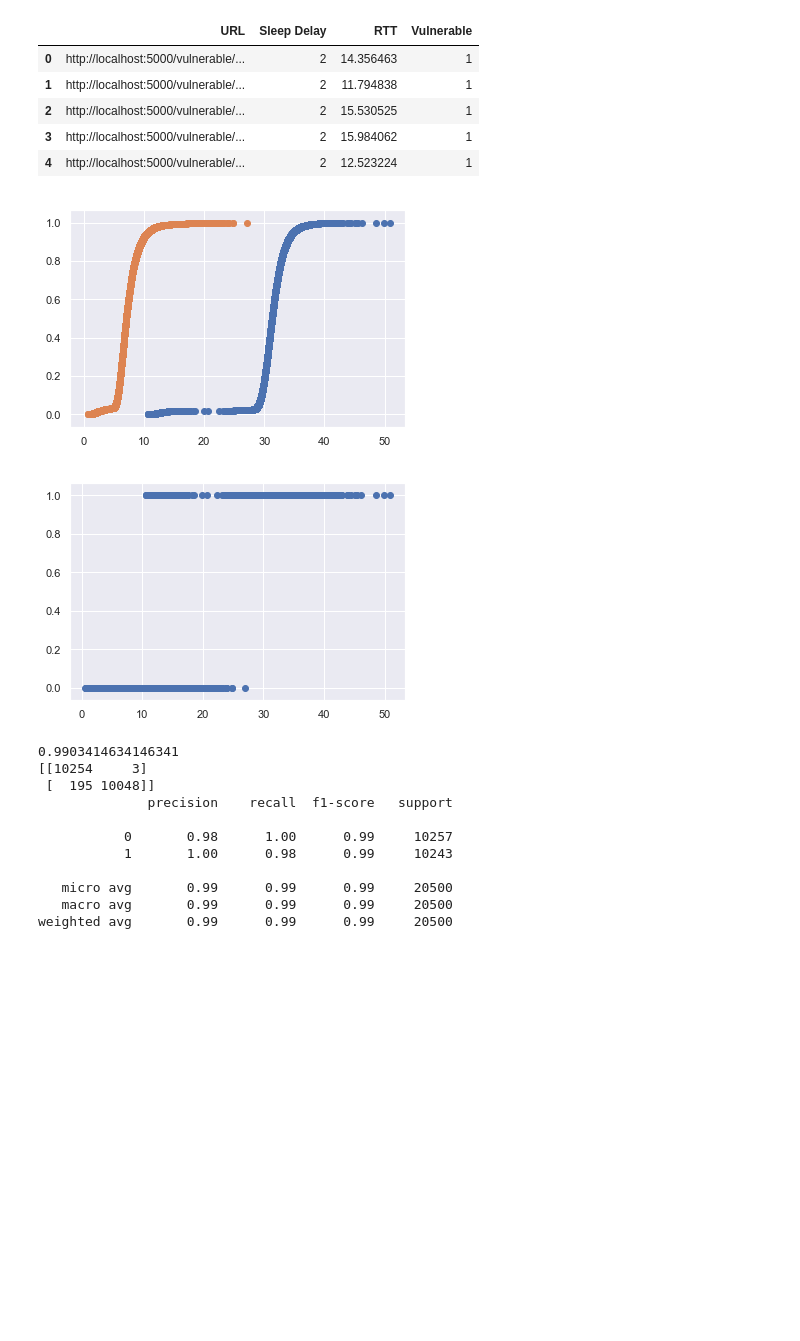
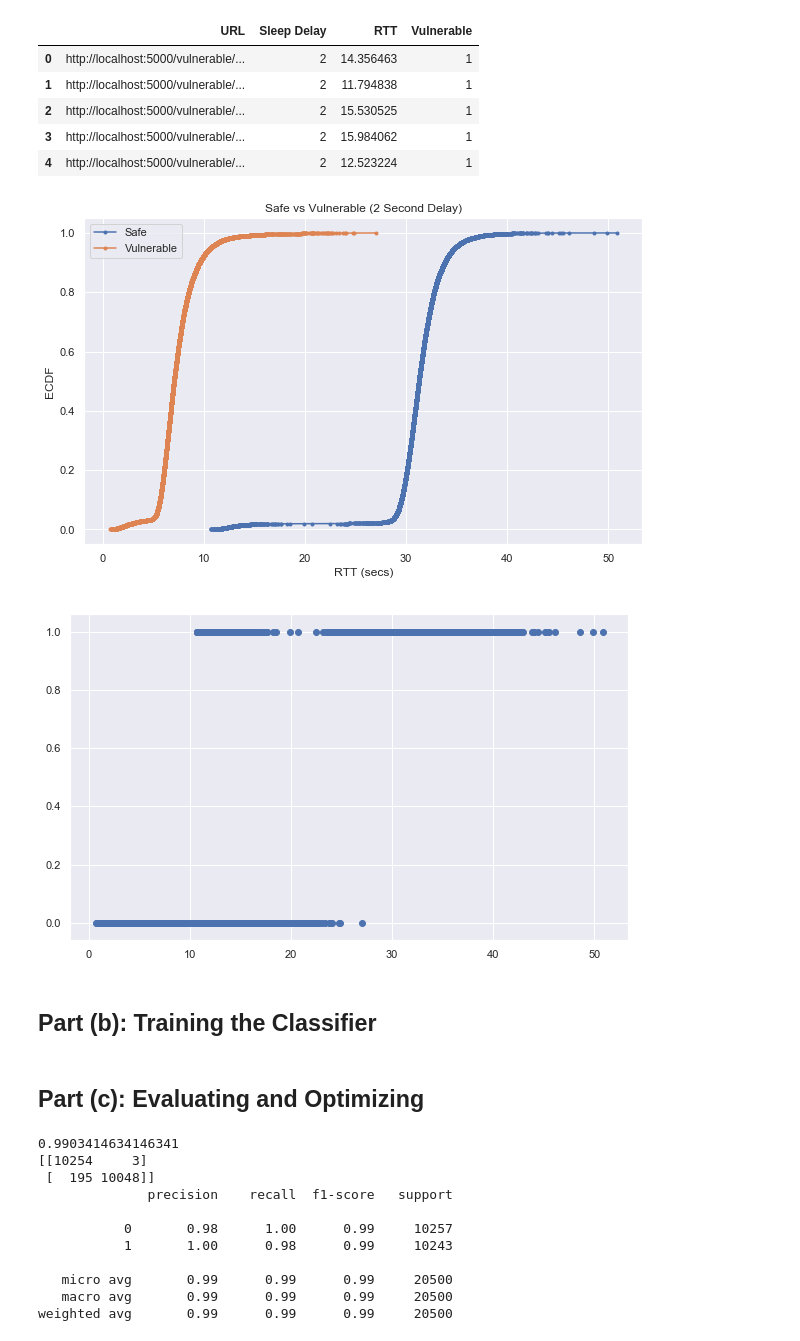
Before and after one commit to avourakis/Time-Based-Test-Blind-SQL-Injection, a Jupyter notebook: classification_approach.ipynb, the cells around one changed output. Saved outputs shown, nothing was run; the diff lists cells and outputs as text; code cells hidden in the pictures; blank space fills up the shorter version.

```diff
--- a/classification_approach.ipynb
+++ b/classification_approach.ipynb
@@ -61,18 +45,26 @@ dataset_df[dataset_df['Vulnerable'] == 1].head()
 # %%
 vul_data = dataset_df[dataset_df['Vulnerable']==1]
 safe_data = dataset_df[dataset_df['Vulnerable']==0]
 
 vul_ecdf = ECDF(vul_data['RTT'])
 safe_ecdf = ECDF(safe_data['RTT'])
 
-_ = plt.scatter(vul_ecdf.x, vul_ecdf.y)
-_ = plt.scatter(safe_ecdf.x, safe_ecdf.y)
+plt.figure(figsize=(10, 6))
+_ = plt.plot(vul_ecdf.x, vul_ecdf.y, marker='.')
+_ = plt.plot(safe_ecdf.x, safe_ecdf.y, marker='.')
+_ = plt.title('Safe vs Vulnerable (2 Second Delay)')
+_ = plt.legend(('Safe', 'Vulnerable'), loc='best')
+_ = plt.xlabel('RTT (secs)')
+_ = plt.ylabel('ECDF')
 # %% [output]
-[figure, old version]
+[figure, new version]
 # %%
+plt.figure(figsize=(10, 6))
 _ = plt.scatter(dataset_df['RTT'], dataset_df['Vulnerable'])
 # %% [output]
-[figure, old version]
+[figure, new version]
+# %% [markdown]
+## Part (b): Training the Classifier
 # %%
 x_train, x_test, y_train, y_test = train_test_split(dataset_df['RTT'], dataset_df['Vulnerable'], test_size=0.41, random_state=0)
 # %%
@@ -80,6 +72,8 @@ svc_model = SVC(C=10, gamma='auto', kernel = 'rbf', probability=True)
 svc_model.fit(np.array(x_train).reshape(-1,1), y_train)
 y_predict = svc_model.predict(np.array(x_test).reshape(-1,1))
 svc_score = svc_model.score(np.array(x_test).reshape(-1,1), y_test)
+# %% [markdown]
+## Part (c): Evaluating and Optimizing
 # %%
 print(accuracy_score(y_test, y_predict))
 print(confusion_matrix(y_test, y_predict))
```
Also changed, not shown: parts of 3 cells of this notebook, 6 other files.
